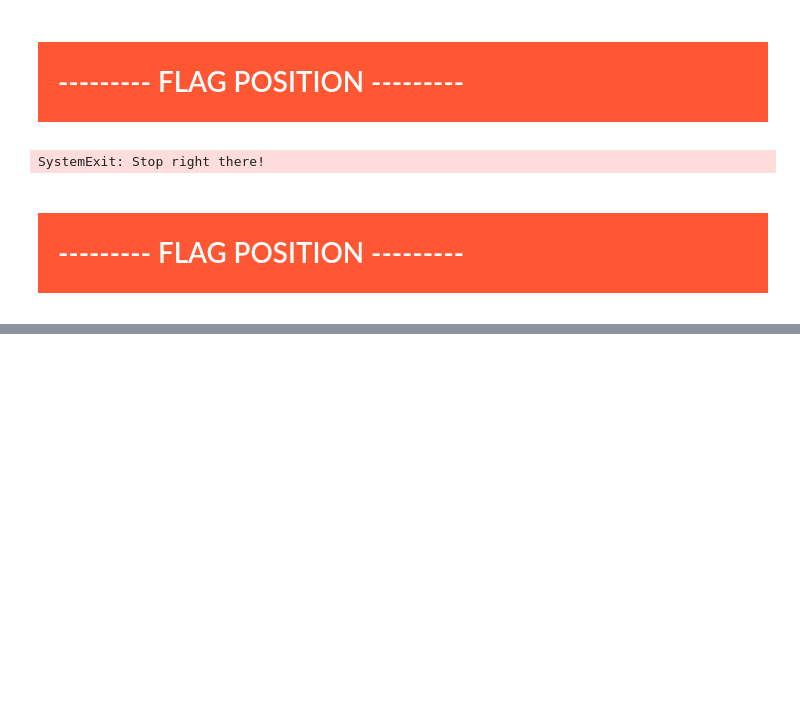
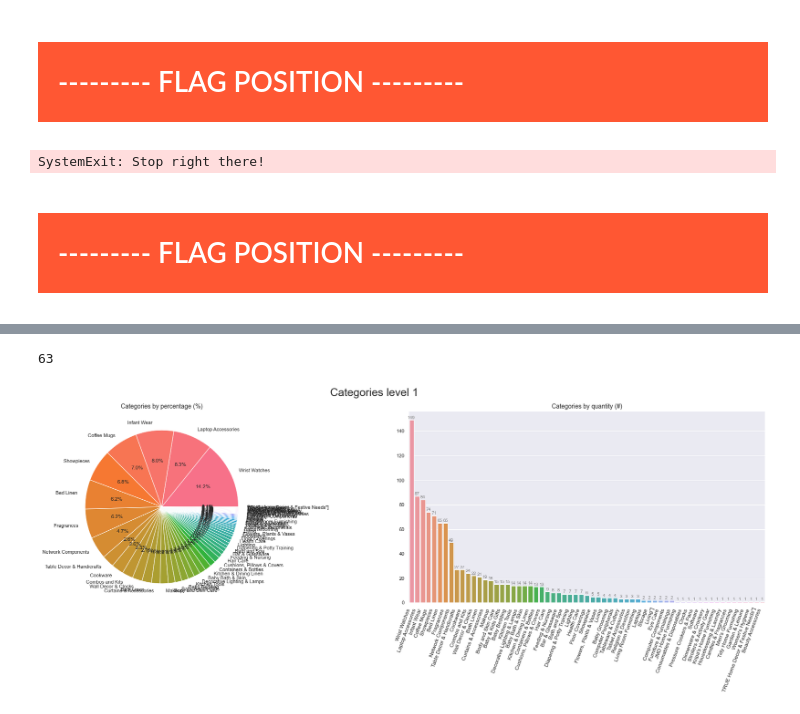
Before and after one commit to samirhinojosa/OC-P6-automatically-classify-consumer-goods, a Jupyter notebook: text_analysis_notebook.ipynb, the cells around one changed output, grey strips where cells are left out. Drawn from its saved outputs; the diff is of its cells as text; code cells hidden in the pictures; blank space fills up the shorter version.

```diff
--- a/text_analysis_notebook.ipynb
+++ b/text_analysis_notebook.ipynb
@@ -334,0 +382,5 @@ df_data["category_1"].nunique()
+# %%
+barplot_and_pie(df_data["category_2"], "Categories level 1", "Categories")
+# %% [output]
+63
+[figure, added]
```
Also changed, not shown: parts of 10 cells of this notebook, 1 other file.
